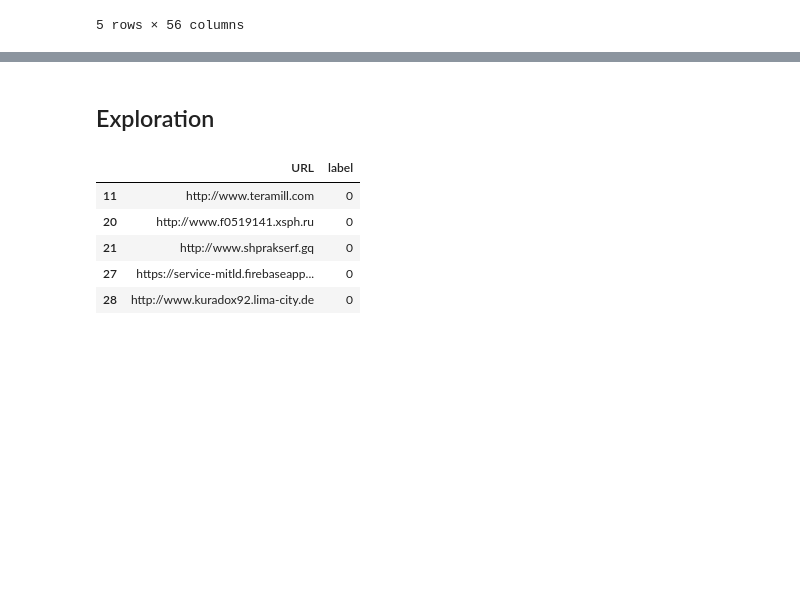
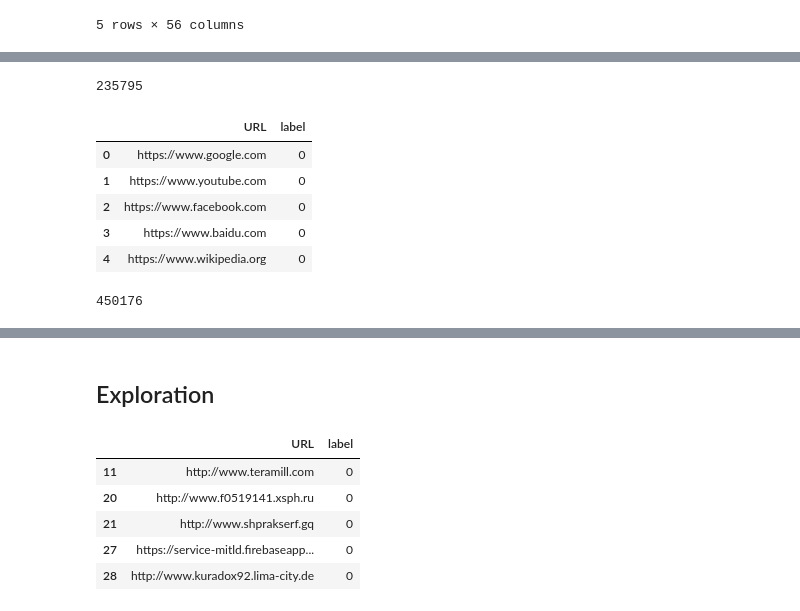
Before and after one commit to grilledwindow/phisherman, a Jupyter notebook: deprecated files/Experiment.ipynb, the cells around one changed output, grey strips where cells are left out. Drawn from its saved outputs; the diff is of its cells as text; code cells hidden in the pictures; blank space fills up the shorter version.

```diff
--- a/deprecated files/Experiment.ipynb
+++ b/deprecated files/Experiment.ipynb
@@ -93,0 +108,22 @@ phishing_df.head()
+# %%
+len(phishing_df)
+# %% [output]
+235795
+# %%
+phishing_df2 = pd.read_csv("dataset/dataset num 2.csv")
+phishing_df2["type"] = phishing_df2["type"].apply(
+    lambda x: 0 if x == "legitimate" else 1
+)
+phishing_df2.columns = ['URL', 'label']
+phishing_df2.head()
+# %% [output]
+|  | URL | label |
+| 0 | https://www.google.com | 0 |
+| 1 | https://www.youtube.com | 0 |
+| 2 | https://www.facebook.com | 0 |
+| 3 | https://www.baidu.com | 0 |
+| 4 | https://www.wikipedia.org | 0 |
+# %%
+len(phishing_df2)
+# %% [output]
+450176
```
Also changed, not shown: parts of 19 cells of this notebook, 1 other file.
